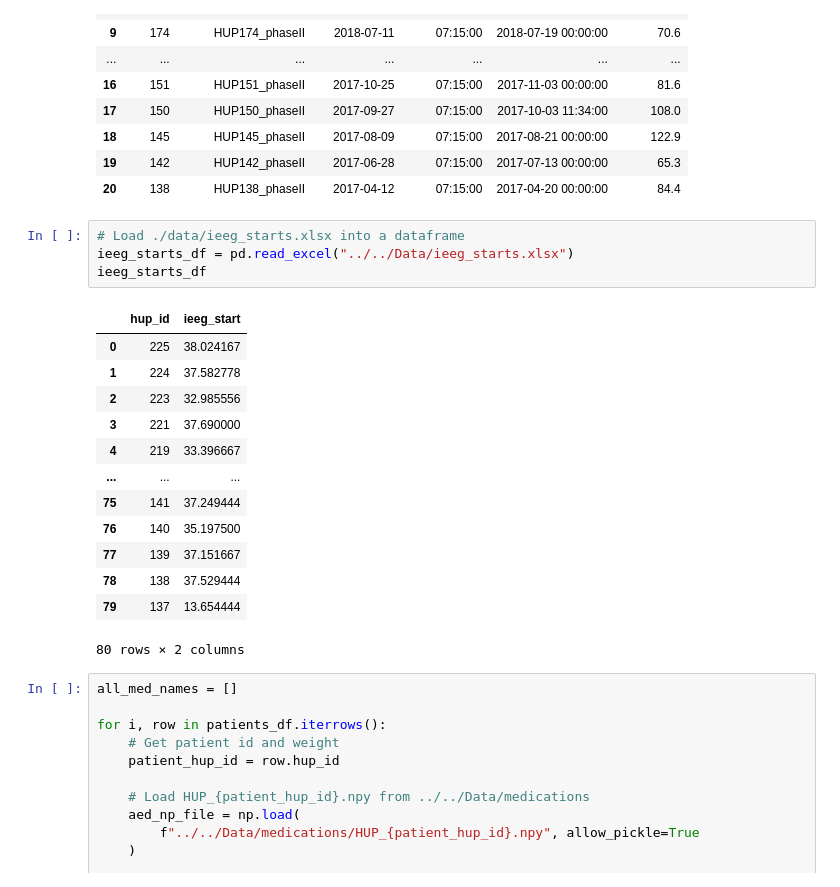
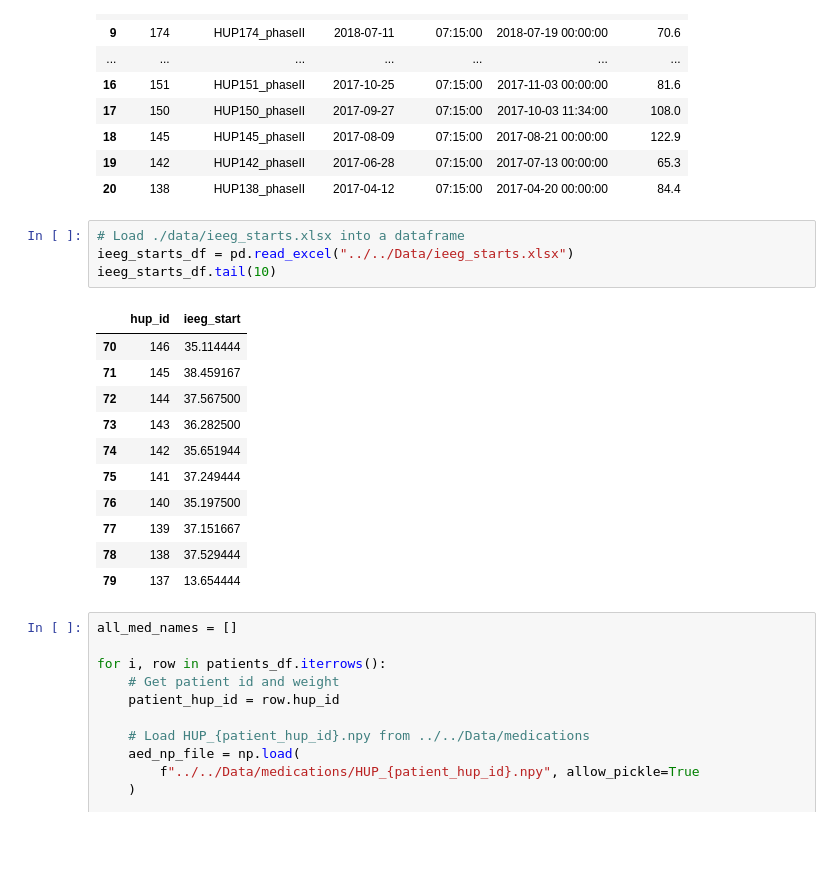
Before and after one commit to devincma/asm_synchrony_paper, a Jupyter notebook: synchrony/build_new_tables.ipynb, the cells around one changed output. Drawn from its saved outputs; the diff is of its cells as text; blank space fills up the shorter version.

```diff
--- a/synchrony/build_new_tables.ipynb
+++ b/synchrony/build_new_tables.ipynb
@@ -95,21 +95,19 @@ patients_df
 # %%
 # Load ./data/ieeg_starts.xlsx into a dataframe
 ieeg_starts_df = pd.read_excel("../../Data/ieeg_starts.xlsx")
-ieeg_starts_df
+ieeg_starts_df.tail(10)
 # %% [output]
 |  | hup_id | ieeg_start |
-| 0 | 225 | 38.024167 |
-| 1 | 224 | 37.582778 |
-| 2 | 223 | 32.985556 |
-| 3 | 221 | 37.690000 |
-| 4 | 219 | 33.396667 |
-| ... | ... | ... |
+| 70 | 146 | 35.114444 |
+| 71 | 145 | 38.459167 |
+| 72 | 144 | 37.567500 |
+| 73 | 143 | 36.282500 |
+| 74 | 142 | 35.651944 |
 | 75 | 141 | 37.249444 |
 | 76 | 140 | 35.197500 |
 | 77 | 139 | 37.151667 |
 | 78 | 138 | 37.529444 |
 | 79 | 137 | 13.654444 |
-80 rows × 2 columns
 # %%
 all_med_names = []
 
```
Also changed, not shown: parts of 2 cells of this notebook.
